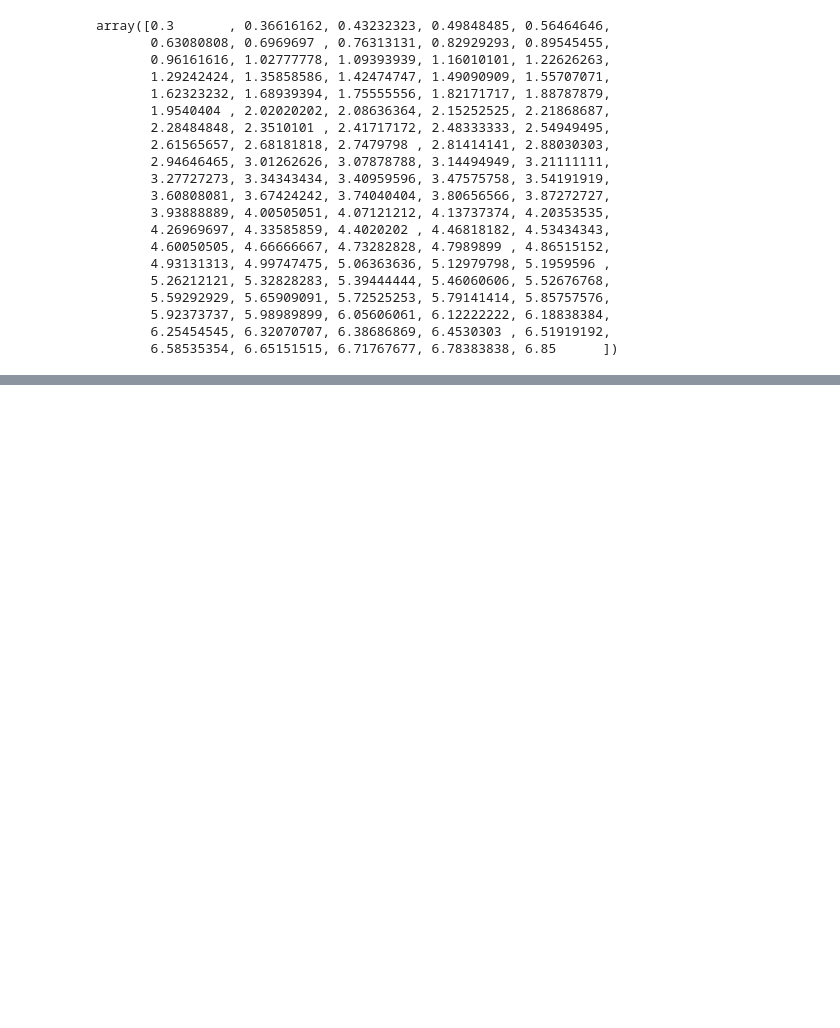
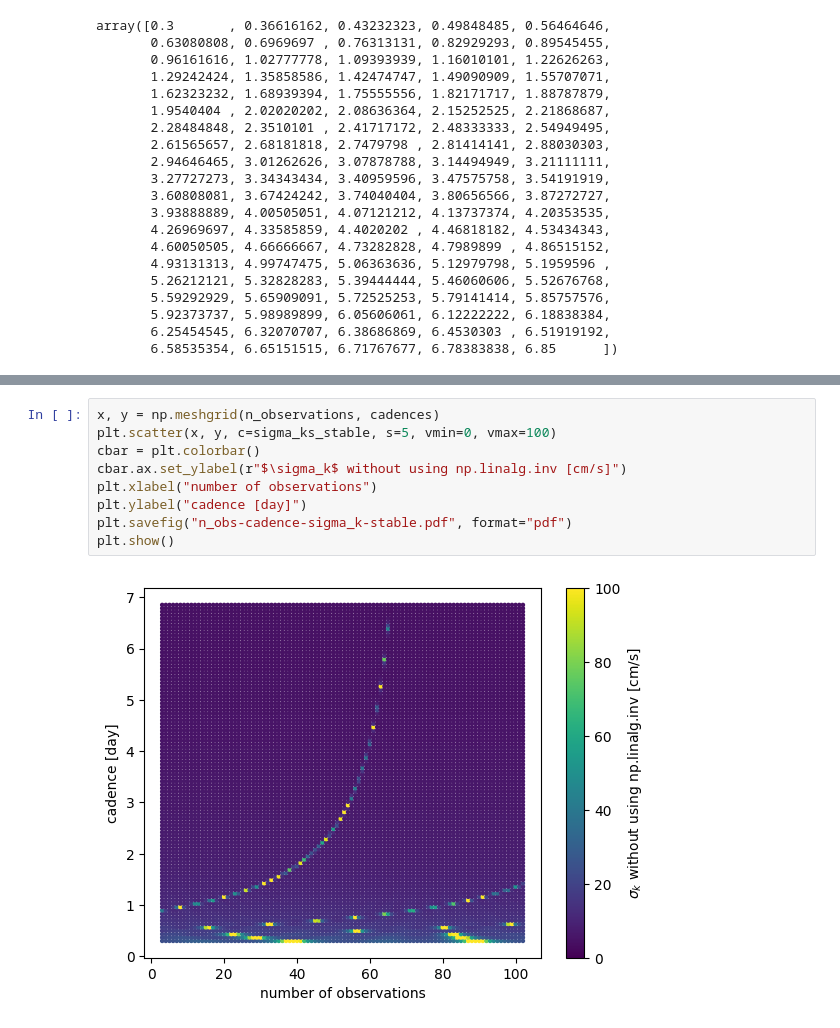
Before and after one commit to exoclam/gaspery, a Jupyter notebook: strategies.ipynb, the cells around one changed output, grey strips where cells are left out. Cells and saved outputs as stored; diff of their text form; blank space fills up the shorter version.

```diff
--- a/strategies.ipynb
+++ b/strategies.ipynb
@@ -263,0 +265,11 @@ plt.show()
+# %%
+x, y = np.meshgrid(n_observations, cadences)
+plt.scatter(x, y, c=sigma_ks_stable, s=5, vmin=0, vmax=100)
+cbar = plt.colorbar()
+cbar.ax.set_ylabel(r"$\sigma_k$ without using np.linalg.inv [cm/s]")
+plt.xlabel("number of observations")
+plt.ylabel("cadence [day]")
+plt.savefig("n_obs-cadence-sigma_k-stable.pdf", format="pdf")
+plt.show()
+# %% [output]
+[figure, added]
```
Also changed, not shown: parts of 3 cells of this notebook.
